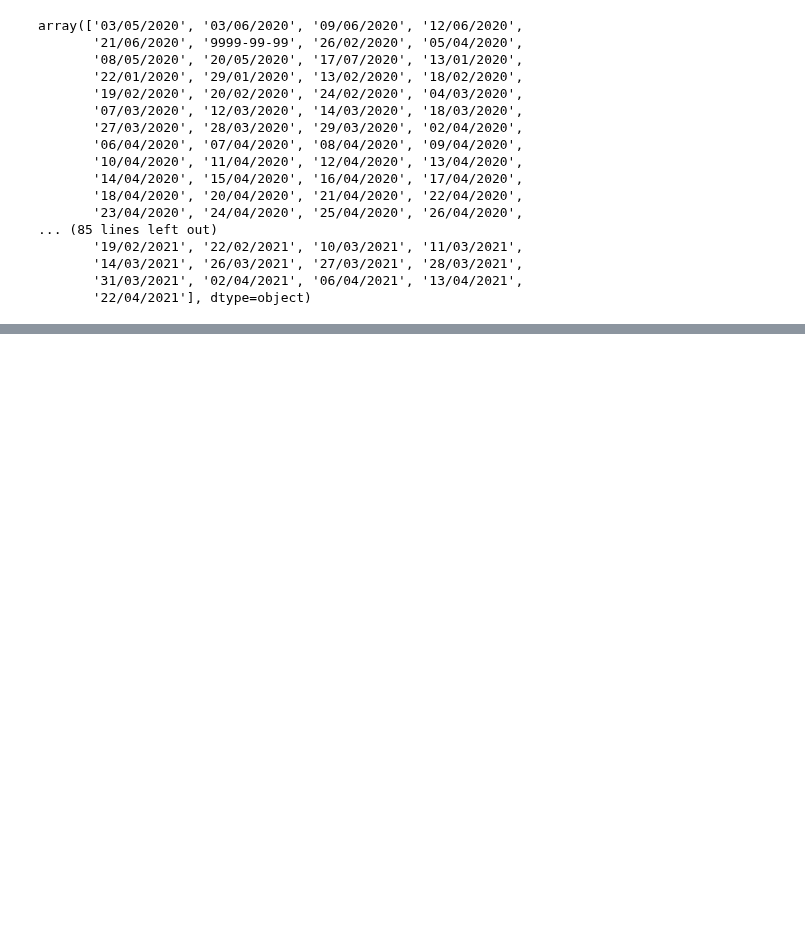
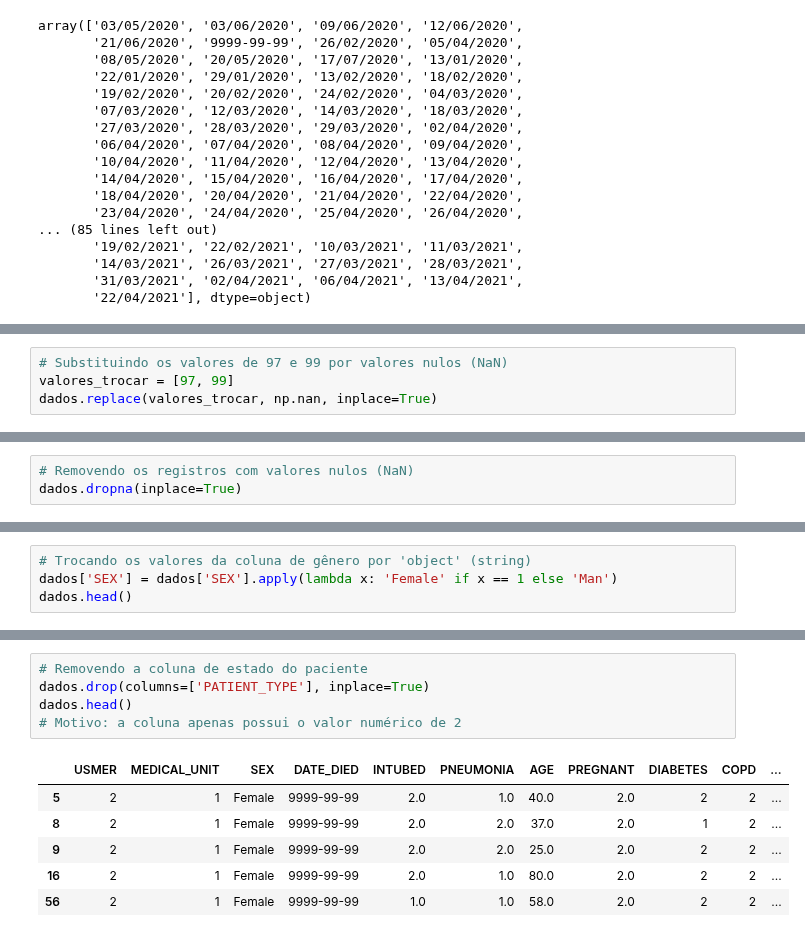
Before and after one commit to matheuspfferreira/python_data_science, a Jupyter notebook: Covid - 07/notebook/nb_covid.ipynb, the cells around one changed output, grey strips where cells are left out. Drawn from its saved outputs; the diff is of its cells as text; blank space fills up the shorter version.

```diff
--- a/Covid - 07/notebook/nb_covid.ipynb
+++ b/Covid - 07/notebook/nb_covid.ipynb
@@ -88,0 +92,4 @@ array(['03/05/2020', '03/06/2020', '09/06/2020', '12/06/2020',
+# %%
+# Substituindo os valores de 97 e 99 por valores nulos (NaN)
+valores_trocar = [97, 99]
+dados.replace(valores_trocar, np.nan, inplace=True)
@@ -88,0 +114,3 @@ array(['03/05/2020', '03/06/2020', '09/06/2020', '12/06/2020',
+# %%
+# Removendo os registros com valores nulos (NaN)
+dados.dropna(inplace=True)
@@ -88,0 +122,4 @@ array(['03/05/2020', '03/06/2020', '09/06/2020', '12/06/2020',
+# %%
+# Trocando os valores da coluna de gênero por 'object' (string)
+dados['SEX'] = dados['SEX'].apply(lambda x: 'Female' if x == 1 else 'Man')
+dados.head()
@@ -88,0 +134,12 @@ array(['03/05/2020', '03/06/2020', '09/06/2020', '12/06/2020',
+# %%
+# Removendo a coluna de estado do paciente
+dados.drop(columns=['PATIENT_TYPE'], inplace=True)
+dados.head()
+# Motivo: a coluna apenas possui o valor numérico de 2
+# %% [output]
+|  | USMER | MEDICAL_UNIT | SEX | DATE_DIED | INTUBED | PNEUMONIA | AGE | PREGNANT | DIABETES | COPD | ... |
+| 5 | 2 | 1 | Female | 9999-99-99 | 2.0 | 1.0 | 40.0 | 2.0 | 2 | 2 | ... |
+| 8 | 2 | 1 | Female | 9999-99-99 | 2.0 | 2.0 | 37.0 | 2.0 | 1 | 2 | ... |
+| 9 | 2 | 1 | Female | 9999-99-99 | 2.0 | 2.0 | 25.0 | 2.0 | 2 | 2 | ... |
+| 16 | 2 | 1 | Female | 9999-99-99 | 2.0 | 1.0 | 80.0 | 2.0 | 2 | 2 | ... |
+| 56 | 2 | 1 | Female | 9999-99-99 | 1.0 | 1.0 | 58.0 | 2.0 | 2 | 2 | ... |
```
Also changed, not shown: parts of 5 cells of this notebook.
